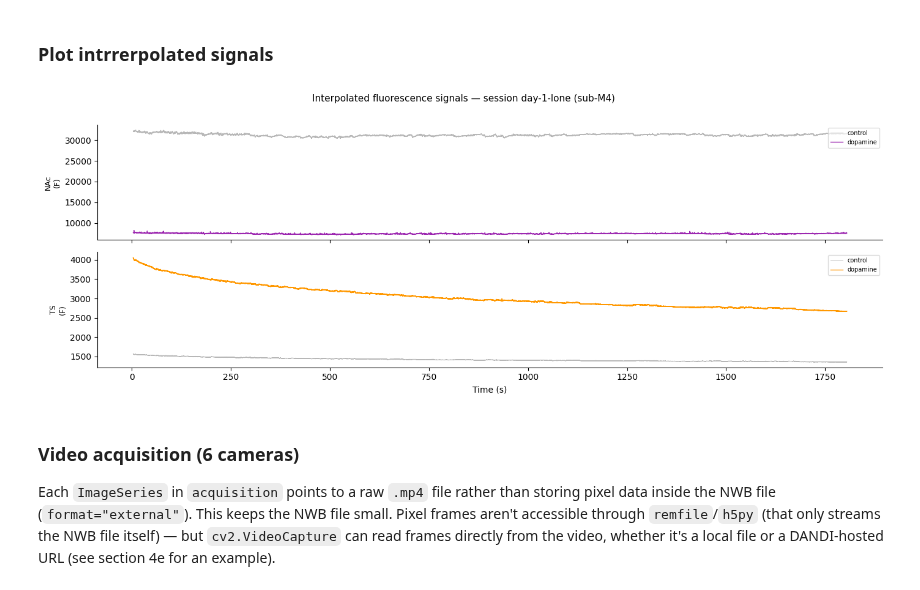
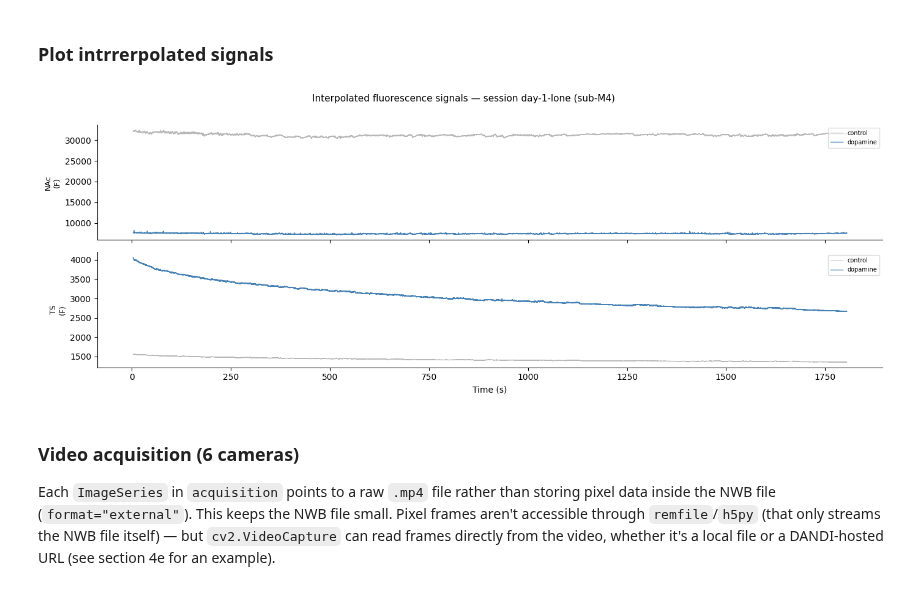
Before and after one commit to catalystneuro/uchida-lab-to-nwb, a Jupyter notebook: notebooks/dandi_001935_tutorial.ipynb, the cells around one changed output. Cells and saved outputs as stored; diff of their text form; code cells hidden in the pictures.

```diff
--- a/notebooks/dandi_001935_tutorial.ipynb
+++ b/notebooks/dandi_001935_tutorial.ipynb
@@ -355,8 +355,8 @@ Column → region: ['NAc', 'TS']
 ### Plot raw fluorescence: all regions, both wavelengths
 # %%
 SIGNAL_COLOR = {
-    "NAc": "#9C27B0",
-    "TS": "#FF9800",
+    "Nucleus Accumbens": "#9C27B0",
+    "Tail of Striatum": "#FF9800",
 }
 
 ctrl_ts = ctrl_series.timestamps[:]
@@ -407,8 +407,8 @@ ctrl_int_series = nwbfile.processing["ophys"]["FiberPhotometryInterpolatedContro
 sig_int_series = nwbfile.processing["ophys"]["FiberPhotometryInterpolatedDopamineSignal"]
 
 SIGNAL_COLOR = {
-    "NAc": "#9C27B0",
-    "TS": "#FF9800",
+    "Nucleus Accumbens": "#9C27B0",
+    "Tail of Striatum": "#FF9800",
 }
 
 ctrl_int_ts = ctrl_int_series.get_timestamps()[:]
@@ -424,34 +424,34 @@ for col_idx, (ax, region) in enumerate(zip(axes, regions)):
         ctrl_int_ts,
         ctrl_int_series.data[:, col_idx],
         color="#999",
         lw=0.7,
         alpha=0.7,
         label="control",
         rasterized=True,
     )
     ax.plot(
         sig_int_ts,
         sig_int_series.data[:, col_idx],
         color=color,
         lw=1.0,
         alpha=1.0,
         label="dopamine",
         rasterized=True,
     )
     ax.set_ylabel(f"{region}\n({ctrl_int_series.unit})", fontsize=9)
     ax.legend(loc="upper right", fontsize=7, framealpha=0.7)
     ax.spines[["top", "right"]].set_visible(False)
 
 axes[-1].set_xlabel("Time (s)")
 fig.suptitle(
     f"Interpolated fluorescence signals — session {nwbfile.session_id} (sub-{nwbfile.subject.subject_id})",
     y=1.01,
     fontsize=11,
 )
 plt.tight_layout()
 plt.show()
 # %% [output]
-[figure, old version]
+[figure, new version]
 # %% [markdown]
 ### Video acquisition (6 cameras)
 
```
Also changed, not shown: parts of 3 cells of this notebook, 4 other files.
